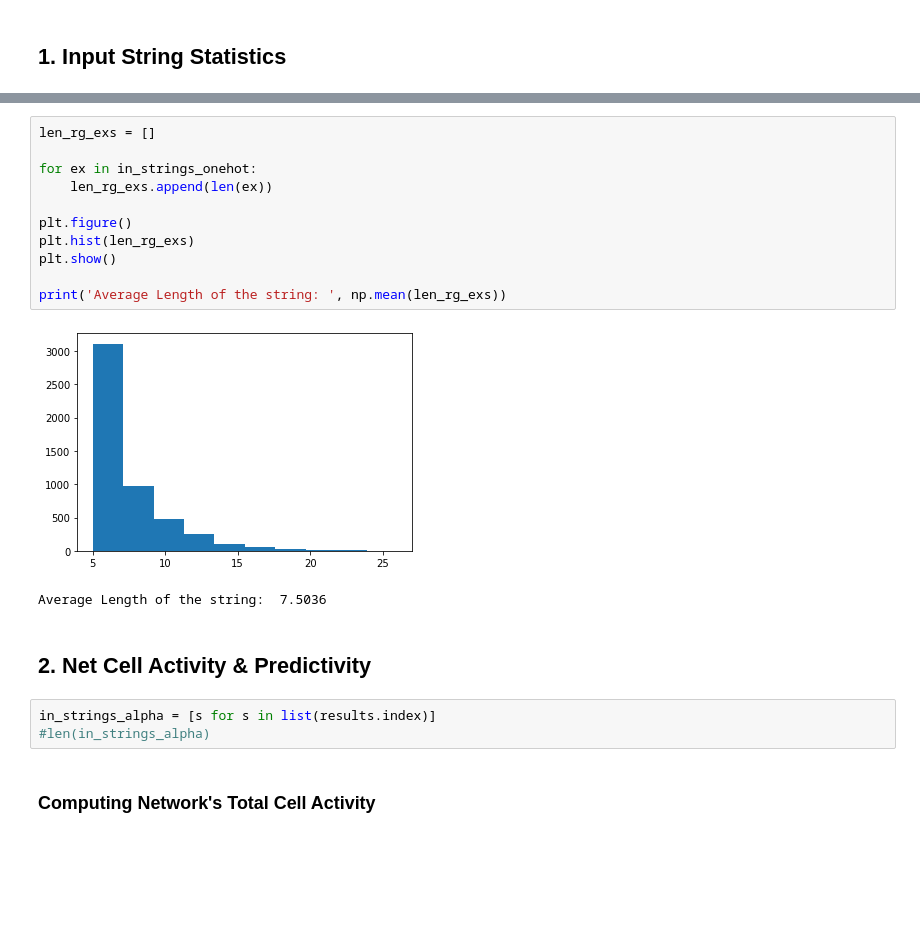
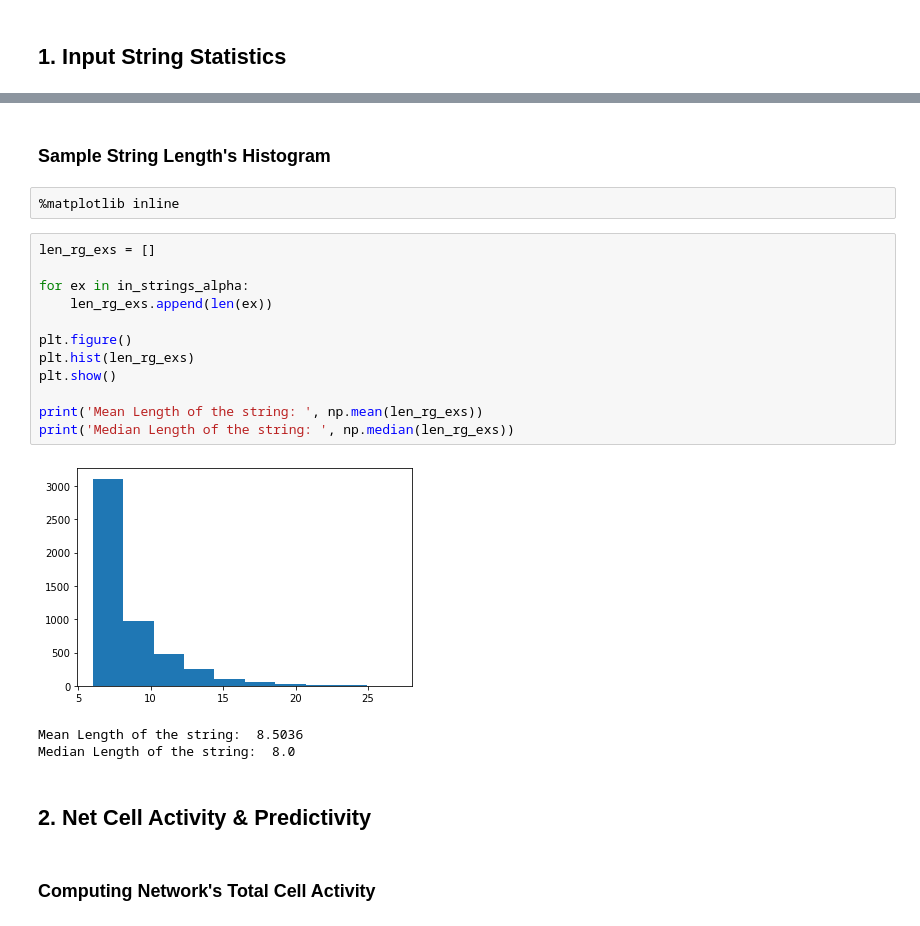
Before and after one commit to TaherHabib/htm-sequence-learning, a Jupyter notebook: Notebooks/AGL_Experiments.ipynb, the cells around one changed output, grey strips where cells are left out. Saved outputs shown, nothing was run; the diff lists cells and outputs as text; blank space fills up the shorter version.

```diff
--- a/Notebooks/AGL_Experiments.ipynb
+++ b/Notebooks/AGL_Experiments.ipynb
@@ -180,24 +193,27 @@ sum([i.startswith(context) for i in exp.in_strings_alpha])
 # %% [output]
 2653
+# %% [markdown]
+### Sample String Length's Histogram
+# %%
+%matplotlib inline
 # %%
 len_rg_exs = []
 
-for ex in in_strings_onehot:
+for ex in in_strings_alpha:
     len_rg_exs.append(len(ex))
 
 plt.figure()
 plt.hist(len_rg_exs)
 plt.show()
 
-print('Average Length of the string: ', np.mean(len_rg_exs))
+print('Mean Length of the string: ', np.mean(len_rg_exs))
+print('Median Length of the string: ', np.median(len_rg_exs))
 # %% [output]
-[figure, old version]
+[figure, new version]
-Average Length of the string:  7.5036
+Mean Length of the string:  8.5036
+Median Length of the string:  8.0
 # %% [markdown]
 ## 2. Net Cell Activity & Predictivity
-# %%
-in_strings_alpha = [s for s in list(results.index)]
-#len(in_strings_alpha)
 # %% [markdown]
 ### Computing Network's Total Cell Activity
 # %%
```
Also changed, not shown: parts of 19 cells of this notebook.
